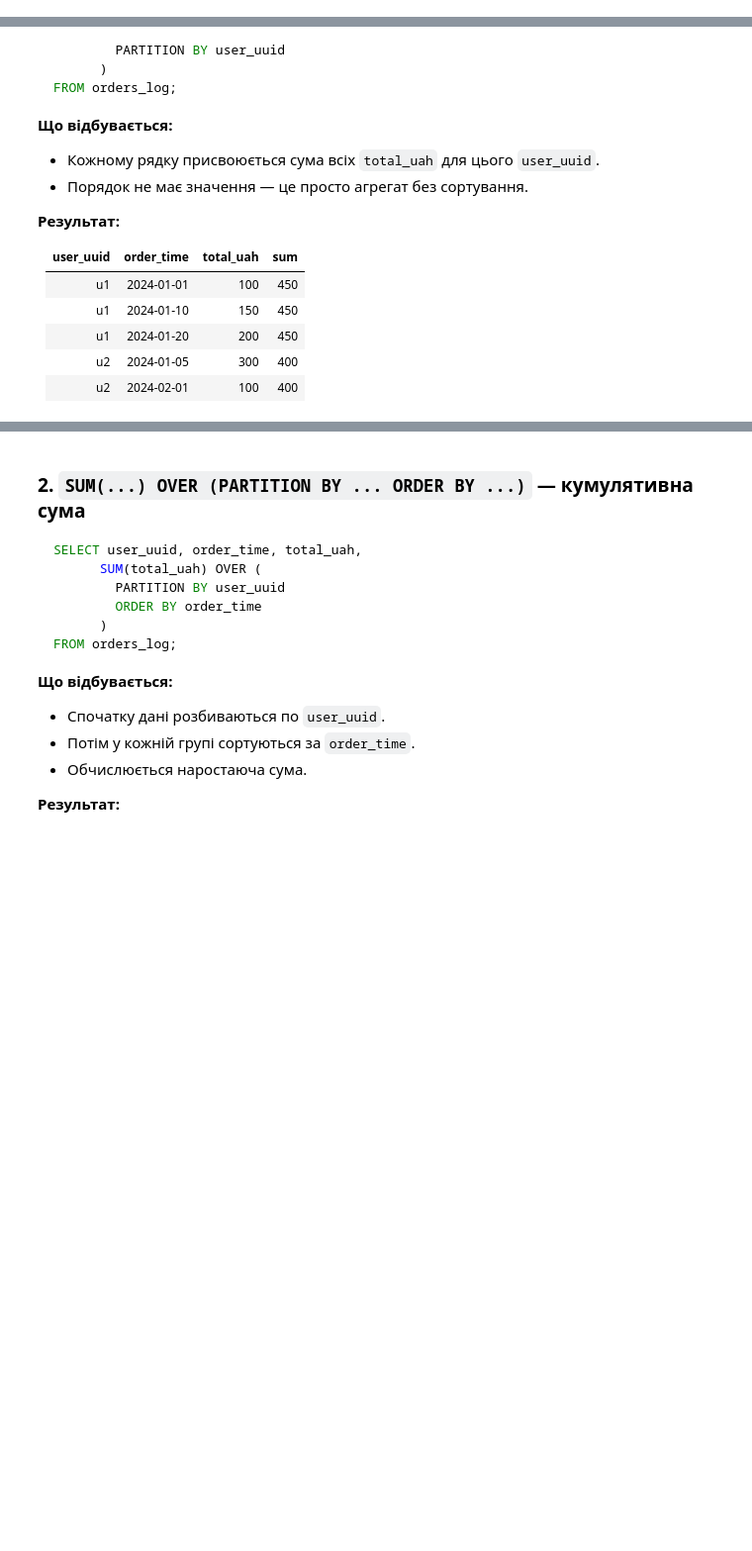
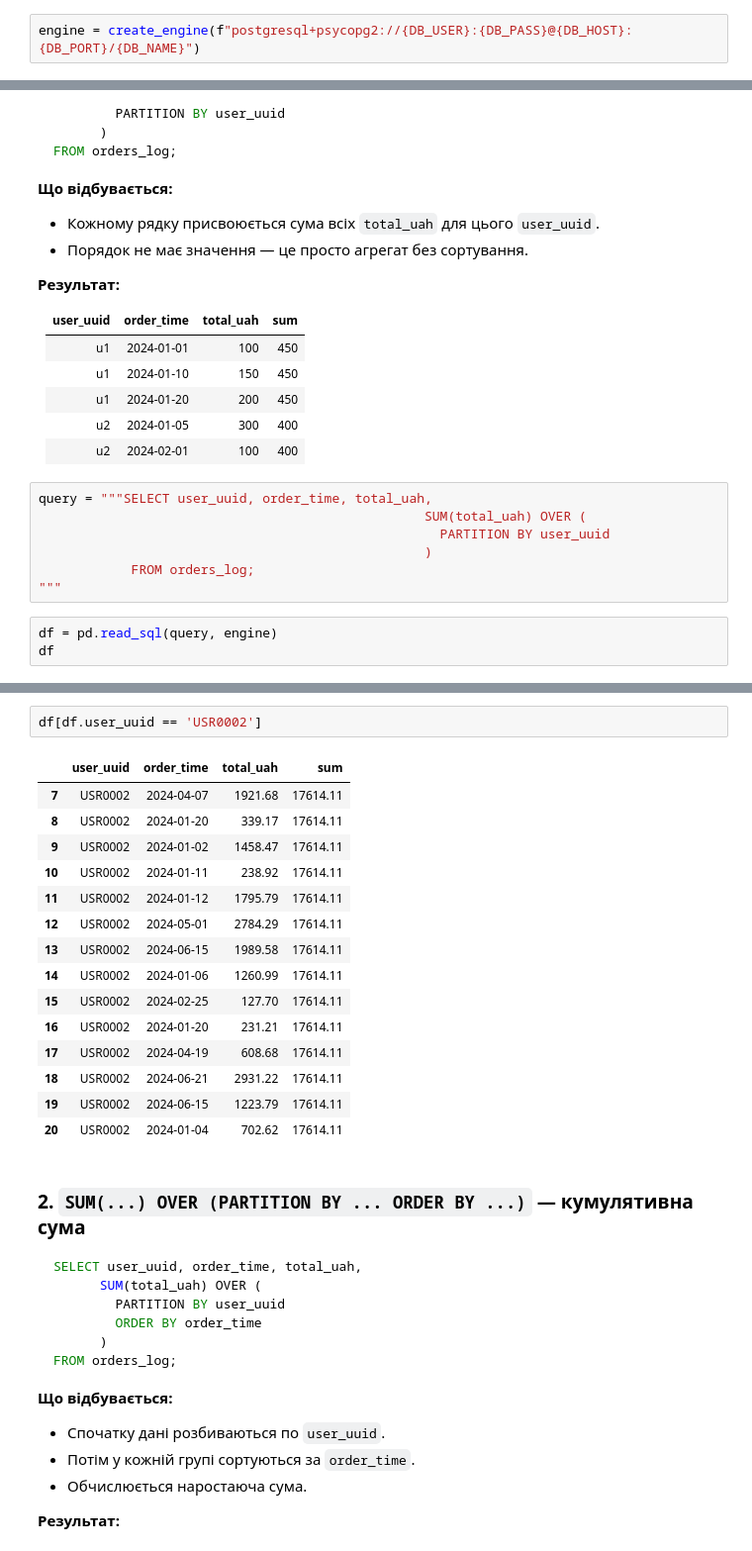
Before and after one commit to cpython-projects/python_da_06_11_25, a Jupyter notebook: lesson_28.ipynb, the cells around one changed output, grey strips where cells are left out. Shown at 99% size. Cells and saved outputs as stored; diff of their text form; blank space fills up the shorter version.

```diff
--- a/lesson_28.ipynb
+++ b/lesson_28.ipynb
@@ -213,3 +223,5 @@ FROM orders_log;
+# %%
+engine = create_engine(f"postgresql+psycopg2://{DB_USER}:{DB_PASS}@{DB_HOST}:{DB_PORT}/{DB_NAME}")
 # %% [markdown]
 ### Тестова таблиця `orders_log`
 
@@ -245,3 +257,13 @@ FROM orders_log;
 | u1         | 2024-01-20  | 200        | 450 |
 | u2         | 2024-01-05  | 300        | 400 |
 | u2         | 2024-02-01  | 100        | 400 |
+# %%
+query = """SELECT user_uuid, order_time, total_uah,
+                                                  SUM(total_uah) OVER (
+                                                    PARTITION BY user_uuid
+                                                  )
+            FROM orders_log;
+"""
+# %%
+df = pd.read_sql(query, engine)
+df
@@ -248,3 +284,21 @@ FROM orders_log;
+# %%
+df[df.user_uuid == 'USR0002']
+# %% [output]
+|  | user_uuid | order_time | total_uah | sum |
+| 7 | USR0002 | 2024-04-07 | 1921.68 | 17614.11 |
+| 8 | USR0002 | 2024-01-20 | 339.17 | 17614.11 |
+| 9 | USR0002 | 2024-01-02 | 1458.47 | 17614.11 |
+| 10 | USR0002 | 2024-01-11 | 238.92 | 17614.11 |
+| 11 | USR0002 | 2024-01-12 | 1795.79 | 17614.11 |
+| 12 | USR0002 | 2024-05-01 | 2784.29 | 17614.11 |
+| 13 | USR0002 | 2024-06-15 | 1989.58 | 17614.11 |
+| 14 | USR0002 | 2024-01-06 | 1260.99 | 17614.11 |
+| 15 | USR0002 | 2024-02-25 | 127.70 | 17614.11 |
+| 16 | USR0002 | 2024-01-20 | 231.21 | 17614.11 |
+| 17 | USR0002 | 2024-04-19 | 608.68 | 17614.11 |
+| 18 | USR0002 | 2024-06-21 | 2931.22 | 17614.11 |
+| 19 | USR0002 | 2024-06-15 | 1223.79 | 17614.11 |
+| 20 | USR0002 | 2024-01-04 | 702.62 | 17614.11 |
 # %% [markdown]
 ### 2. `SUM(...) OVER (PARTITION BY ... ORDER BY ...)` — кумулятивна сума
 
```
Also changed, not shown: parts of 26 cells of this notebook.
